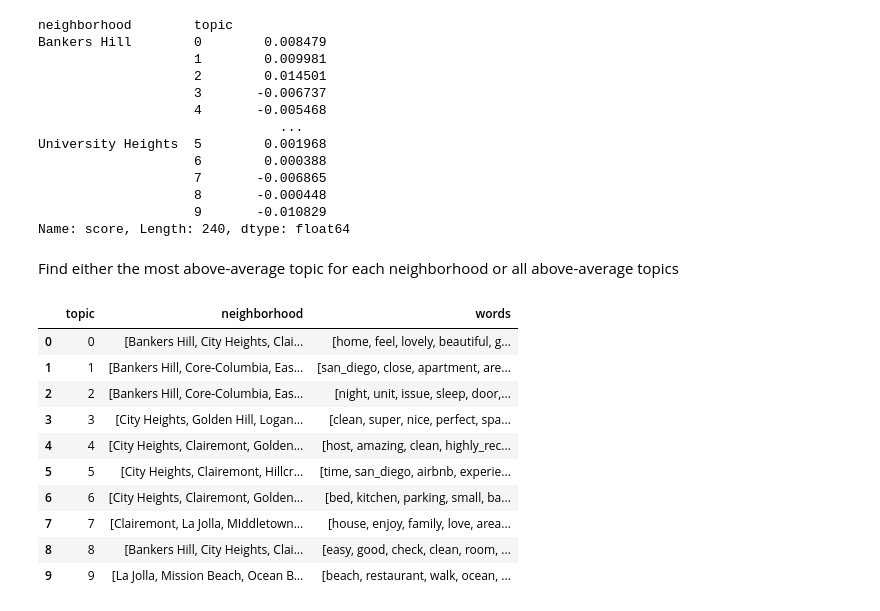
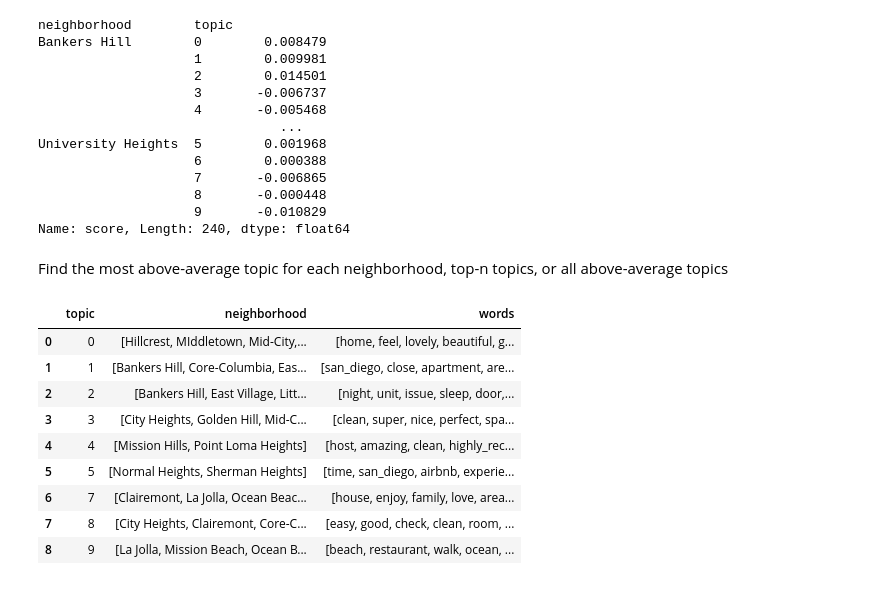
Before and after one commit to twlim1/203_final, a Jupyter notebook: data_sources/airbnb/airbnb_review_topics.ipynb, the cells around one changed output. Cells and saved outputs as stored; diff of their text form; code cells hidden in the pictures.

```diff
--- a/data_sources/airbnb/airbnb_review_topics.ipynb
+++ b/data_sources/airbnb/airbnb_review_topics.ipynb
@@ -284,7 +286,7 @@ df['comments_filter'] = df.comments_ngrams.apply(lambda doc: [word for word in d
 # %% [markdown]
 # Word Clouds
 # %%
-def word_cloud(freq, title=None, random_state=None):
+def word_cloud(freq, title=None, random_state=None, file=None):
     wc = WordCloud(background_color='white', random_state=random_state)
     cloud = wc.generate_from_frequencies(freq)
     plt.imshow(cloud, interpolation='bilinear')
@@ -292,6 +294,9 @@ def word_cloud(freq, title=None, random_state=None):
 
     if title is not None:
         plt.title(title, fontsize=15)
+
+    if file is not None:
+        cloud.to_file(os.path.join(img_path, file + '.png'))
 # %% [markdown]
 Create word clouds by neighborhood
 # %%
@@ -315,7 +320,7 @@ plt.figure(figsize=(25, 35))
 
 for i, n in enumerate(sorted(neighborhoods_plot)):
     plt.subplot(nrows, ncols, i+1)
-    word_cloud(word_counts[n], title=n, random_state=random_state)
+    word_cloud(word_counts[n], title=n, random_state=random_state, file=n)
 # %% [output]
 [figure]
 # %% [markdown]
@@ -344,7 +349,7 @@ corpus = [dic.doc2bow(doc) for doc in df.comments_ngrams]
 # %% [markdown]
 Train LDA model with [MALLET](http://mallet.cs.umass.edu/)
 # %%
-mallet_path = '/Users/klane/Downloads/mallet-2.0.8/bin/mallet'
+mallet_path = '/Users/klane/mallet-2.0.8/bin/mallet'
 num_topics = 10
 workers = 4
 iterations = 1000
@@ -438,31 +443,40 @@ University Heights  5        0.001968
                     9       -0.010829
 Name: score, Length: 240, dtype: float64
 # %% [markdown]
-Find either the most above-average topic for each neighborhood or all above-average topics
+Find the most above-average topic for each neighborhood, top-n topics, or all above-average topics
+# %%
+class Mode(Enum):
+    AVG = 'avg'
+    MAX = 'max'
+    TOPN = 'topn'
 # %%
-above_average = True
+mode = Mode.TOPN
+topn = 2
 
-if above_average:
-    topics = neighborhood_diff > 0
+if mode == Mode.AVG:
+    neighborhood_topics = neighborhood_diff[neighborhood_diff > 0]
+elif mode == Mode.MAX:
+    topics = neighborhood_diff.reset_index().groupby('neighborhood')['score'].idxmax()
+    neighborhood_topics = neighborhood_diff[topics]
+elif mode == Mode.TOPN:
+    neighborhood_topics = neighborhood_diff.groupby('neighborhood', group_keys=False).nlargest(topn)
 else:
-    topics = neighborhood_diff.reset_index().groupby('neighborhood')['score'].idxmax()
+    raise ValueError('Unknown mode')
 
-neighborhood_topics = neighborhood_diff[topics].reset_index()
-neighborhood_topics = neighborhood_topics.groupby(['topic'])['neighborhood'].apply(list).reset_index()
+neighborhood_topics = neighborhood_topics.reset_index().groupby('topic')['neighborhood'].apply(list).reset_index()
 neighborhood_topics['words'] = neighborhood_topics.topic.apply(partial(get_topic_words, num_words=num_words))
 neighborhood_topics
 # %% [output]
 |  | topic | neighborhood | words |
-| 0 | 0 | [Bankers Hill, City Heights, Clai... | [home, feel, lovely, beautiful, g... |
+| 0 | 0 | [Hillcrest, MIddletown, Mid-City,... | [home, feel, lovely, beautiful, g... |
 | 1 | 1 | [Bankers Hill, Core-Columbia, Eas... | [san_diego, close, apartment, are... |
-| 2 | 2 | [Bankers Hill, Core-Columbia, Eas... | [night, unit, issue, sleep, door,... |
-| 3 | 3 | [City Heights, Golden Hill, Logan... | [clean, super, nice, perfect, spa... |
-| 4 | 4 | [City Heights, Clairemont, Golden... | [host, amazing, clean, highly_rec... |
-| 5 | 5 | [City Heights, Clairemont, Hillcr... | [time, san_diego, airbnb, experie... |
-| 6 | 6 | [City Heights, Clairemont, Golden... | [bed, kitchen, parking, small, ba... |
-| 7 | 7 | [Clairemont, La Jolla, MIddletown... | [house, enjoy, family, love, area... |
-| 8 | 8 | [Bankers Hill, City Heights, Clai... | [easy, good, check, clean, room, ... |
-| 9 | 9 | [La Jolla, Mission Beach, Ocean B... | [beach, restaurant, walk, ocean, ... |
+| 2 | 2 | [Bankers Hill, East Village, Litt... | [night, unit, issue, sleep, door,... |
+| 3 | 3 | [City Heights, Golden Hill, Mid-C... | [clean, super, nice, perfect, spa... |
+| 4 | 4 | [Mission Hills, Point Loma Heights] | [host, amazing, clean, highly_rec... |
+| 5 | 5 | [Normal Heights, Sherman Heights] | [time, san_diego, airbnb, experie... |
+| 6 | 7 | [Clairemont, La Jolla, Ocean Beac... | [house, enjoy, family, love, area... |
+| 7 | 8 | [City Heights, Clairemont, Core-C... | [easy, good, check, clean, room, ... |
+| 8 | 9 | [La Jolla, Mission Beach, Ocean B... | [beach, restaurant, walk, ocean, ... |
 # %%
 filename = os.path.join(data_path, 'airbnb_review_topics.json')
 columns = ['topic', 'words', 'neighborhood']
```
Also changed, not shown: parts of 5 cells of this notebook, 3 other files.
